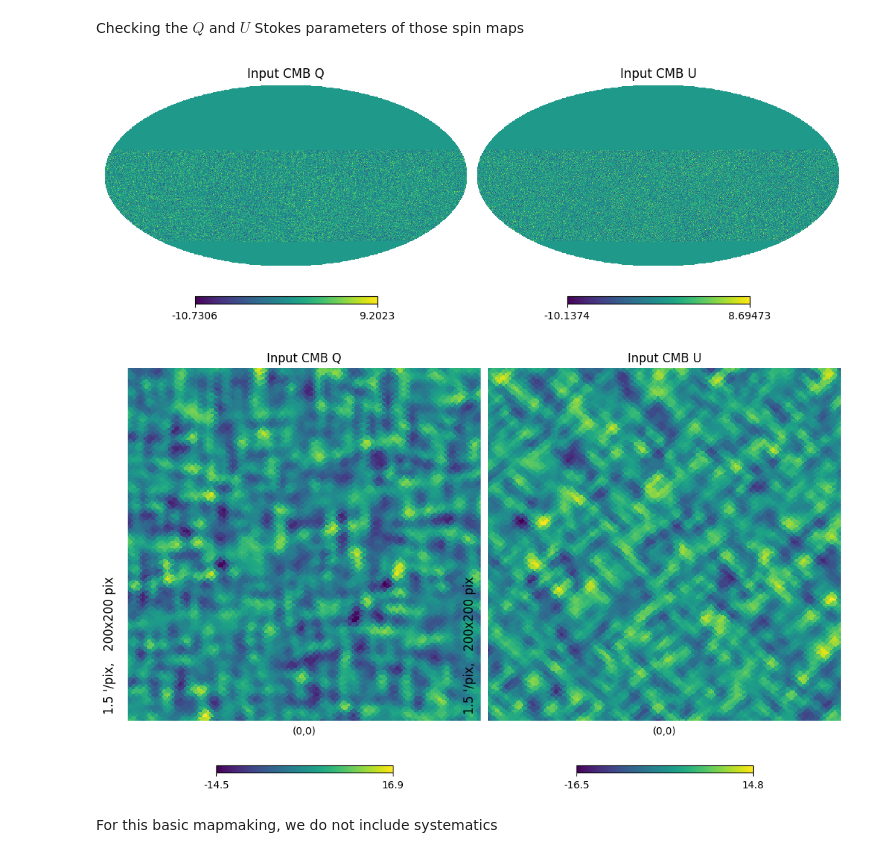
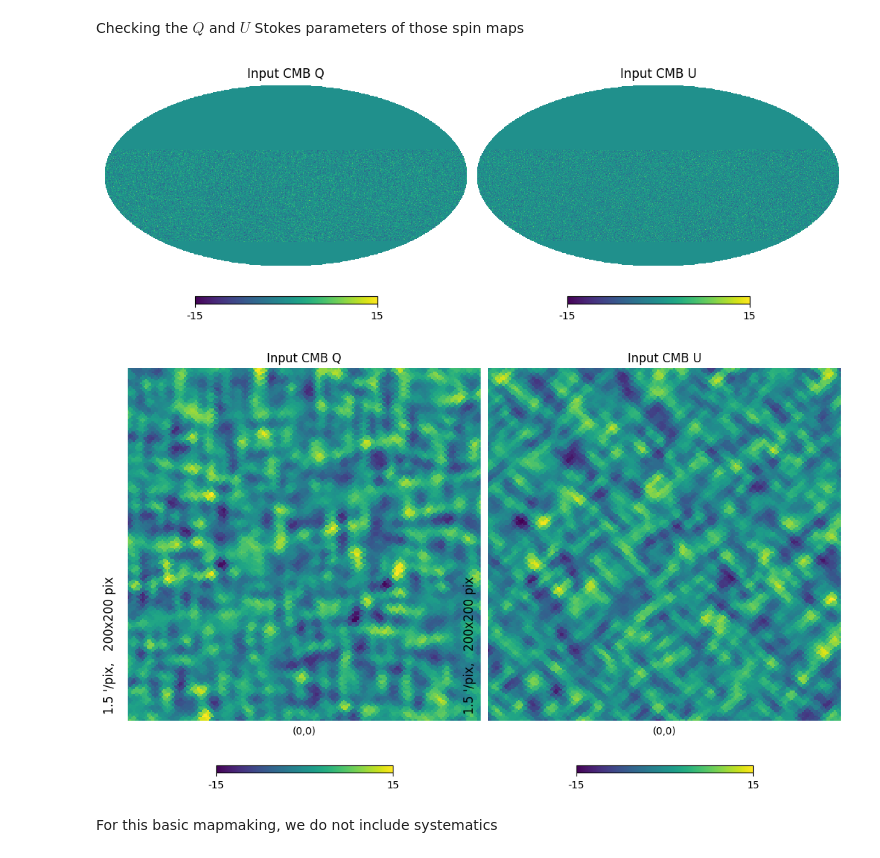
Before and after one commit to simonsobs/smarties, a Jupyter notebook: tutorials/basic_mapmaking.ipynb, the cells around one changed output. Cells and saved outputs as stored; diff of their text form; code cells hidden in the pictures.

```diff
--- a/tutorials/basic_mapmaking.ipynb
+++ b/tutorials/basic_mapmaking.ipynb
@@ -57,17 +57,18 @@ hp.mollview(spin_sky_maps[2].imag, sub=(2,2,4), title='Input CMB spin 2 imag')
 # %% [markdown]
 Checking the $Q$ and $U$ Stokes parameters of those spin maps
 # %%
+value = 15
 plt.figure(figsize=(10,8))
-hp.mollview((spin_sky_maps[2].real + spin_sky_maps[-2].real)/2, sub=(1,2,1), title='Input CMB Q') #, min=-5, max=5)
-hp.mollview((spin_sky_maps[2].imag - spin_sky_maps[-2].imag)/2, sub=(1,2,2), title='Input CMB U') #, min=-5, max=5)
+hp.mollview((spin_sky_maps[2].real + spin_sky_maps[-2].real)/2, sub=(1,2,1), title='Input CMB Q', min=-value, max=value)
+hp.mollview((spin_sky_maps[2].imag - spin_sky_maps[-2].imag)/2, sub=(1,2,2), title='Input CMB U', min=-value, max=value)
 
 plt.figure(figsize=(10,8))
-hp.gnomview(spin_sky_maps[2].real + spin_sky_maps[-2].real, sub=(1,2,1), title='Input CMB Q') #, min=-5, max=5)
-hp.gnomview(spin_sky_maps[2].imag - spin_sky_maps[-2].imag, sub=(1,2,2), title='Input CMB U') #, min=-5, max=5)
+hp.gnomview(spin_sky_maps[2].real + spin_sky_maps[-2].real, sub=(1,2,1), title='Input CMB Q', min=-value, max=value)
+hp.gnomview(spin_sky_maps[2].imag - spin_sky_maps[-2].imag, sub=(1,2,2), title='Input CMB U', min=-value, max=value)
 plt.show()
 # %% [output]
-[figure, old version]
+[figure, new version]
-[figure, old version]
+[figure, new version]
 # %% [markdown]
 For this basic mapmaking, we do not include systematics
 # %%
```
Also changed, not shown: parts of 5 cells of this notebook, 2 other files.
